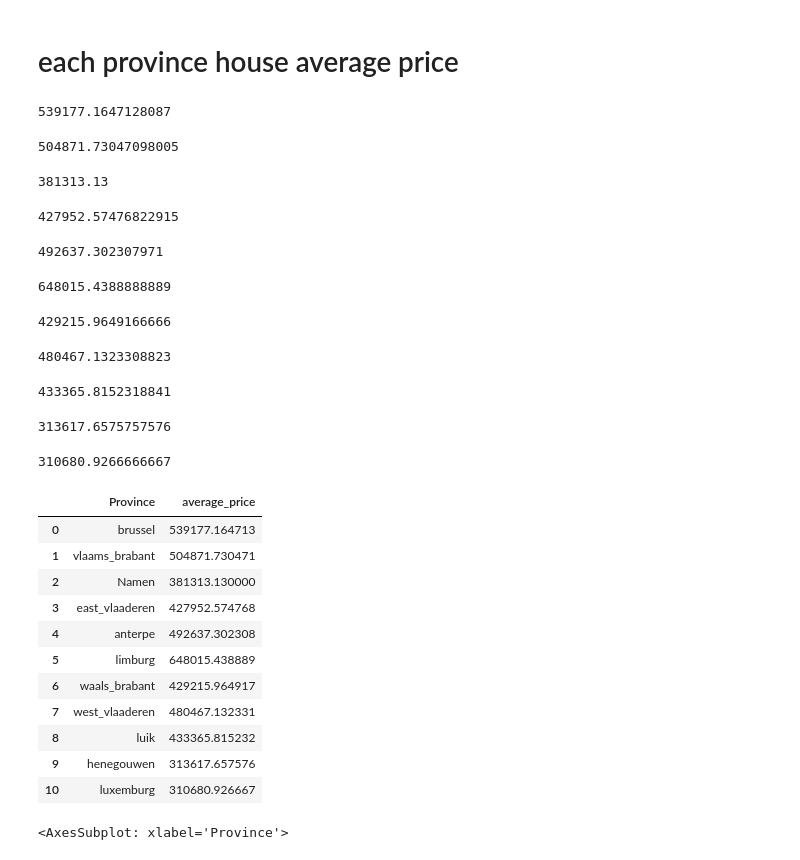
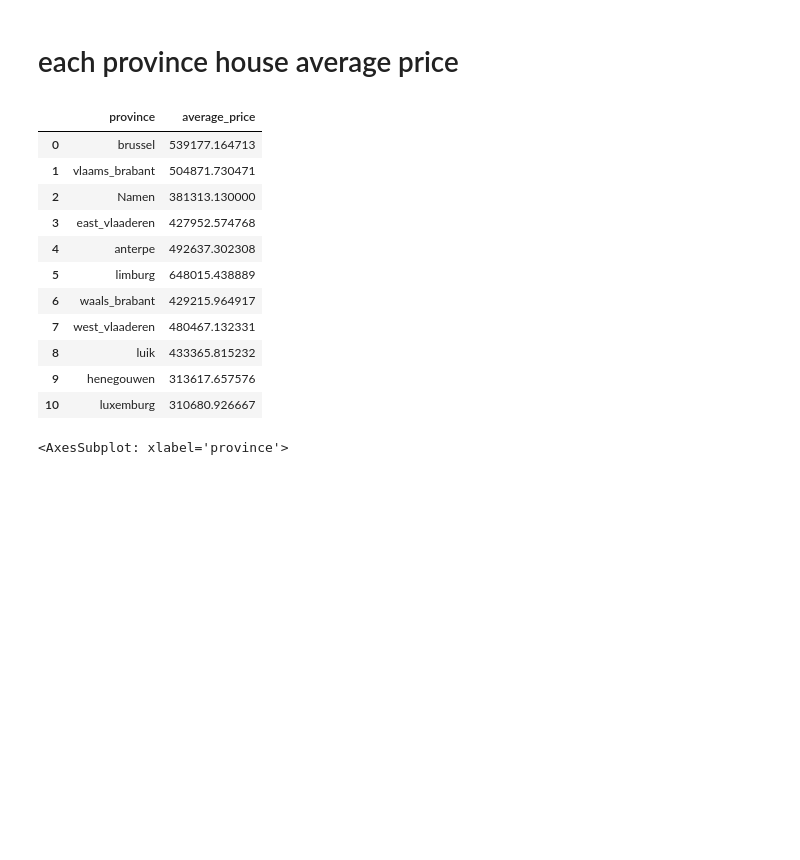
Before and after one commit to duckduckyaya/real-estate-price-prediction, a Jupyter notebook: data-acquisition/cleaning-data.ipynb, the cells around one changed output. Cells and saved outputs as stored; diff of their text form; code cells hidden in the pictures; blank space fills up the shorter version.

```diff
--- a/data-acquisition/cleaning-data.ipynb
+++ b/data-acquisition/cleaning-data.ipynb
@@ -154,87 +141,76 @@ display(dataset_7)
 brussel_values = dataset_7[dataset_7['province'] == 'Brussel']
 brussel_values = brussel_values.astype({'price': 'float'})
 brussel_values = brussel_values['price'].mean()
-display(brussel_values)
+
 
 vlaams_brabant_values = dataset_7[dataset_7['province'] == 'VlaamsBrabant']
 vlaams_brabant_values = vlaams_brabant_values.astype({'price': 'float'})
 vlaams_brabant_values = vlaams_brabant_values['price'].mean()
-display(vlaams_brabant_values)
+
 
 Namen_values = dataset_7[dataset_7['province'] == 'Namen']
 Namen_values = Namen_values.astype({'price': 'float'})
 Namen_values = Namen_values['price'].mean()
-display(Namen_values)
+
 
 east_vla_values = dataset_7[dataset_7['province'] == 'Oost-Vlaanderen']
 east_vla_values = east_vla_values.astype({'price': 'float'})
 east_vla_values = east_vla_values['price'].mean()
-display(east_vla_values)
+
 
 antwep_values = dataset_7[dataset_7['province'] == 'Antwerpen']
 antwep_values = antwep_values.astype({'price': 'float'})
 antwep_values = antwep_values['price'].mean()
-display(antwep_values)
+
 
 limburg_values = dataset_7[dataset_7['province'] == 'Limburg']
 limburg_values = limburg_values.astype({'price': 'float'})
 limburg_values = limburg_values['price'].mean()
-display(limburg_values)
+
 
 waals_brabant = dataset_7[dataset_7['province'] == 'WaalsBrabant']
 waals_brabant = waals_brabant.astype({'price': 'float'})
 waals_brabant = waals_brabant['price'].mean()
-display(waals_brabant)
+
 
 west_vla_values = dataset_7[dataset_7['province'] == 'West-Vlaanderen']
 west_vla_values = west_vla_values.astype({'price': 'float'})
 west_vla_values = west_vla_values['price'].mean()
-display(west_vla_values)
+
 
 luik_values = dataset_7[dataset_7['province'] == 'Luik']
 luik_values = luik_values.astype({'price': 'float'})
 luik_values = luik_values['price'].mean()
-display(luik_values)
+
 
 Henegouwen_values = dataset_7[dataset_7['province'] == 'Henegouwen']
 Henegouwen_values = Henegouwen_values.astype({'price': 'float'})
 Henegouwen_values = Henegouwen_values['price'].mean()
-display(Henegouwen_values)
+
 
 luxemburg_values = dataset_7[dataset_7['province'] == 'Luxemburg']
 luxemburg_values = luxemburg_values.astype({'price': 'float'})
 luxemburg_values = luxemburg_values['price'].mean()
-display(luxemburg_values)
+
 
 province_data = [['brussel', brussel_values], ['vlaams_brabant', vlaams_brabant_values], ['Namen' ,Namen_values], ['east_vlaaderen', east_vla_values], ['anterpe', antwep_values], ['limburg', limburg_values], ['waals_brabant', waals_brabant], ['west_vlaaderen', west_vla_values], ['luik', luik_values], ['henegouwen', Henegouwen_values], ['luxemburg', luxemburg_values]]
-province_dataframe = pd.DataFrame(province_data, columns=['Province', 'average_price'])
+province_dataframe = pd.DataFrame(province_data, columns=['province', 'average_price'])
 display(province_dataframe)
 
 # visualize with matlab
-province_dataframe.plot(x='Province', y='average_price', kind='bar')
+province_dataframe.plot(x='province', y='average_price', kind='bar')
 # %% [output]
+|  | province | average_price |
+| 0 | brussel | 539177.164713 |
+| 1 | vlaams_brabant | 504871.730471 |
+| 2 | Namen | 381313.130000 |
+| 3 | east_vlaaderen | 427952.574768 |
+| 4 | anterpe | 492637.302308 |
+| 5 | limburg | 648015.438889 |
+| 6 | waals_brabant | 429215.964917 |
+| 7 | west_vlaaderen | 480467.132331 |
+| 8 | luik | 433365.815232 |
+| 9 | henegouwen | 313617.657576 |
+| 10 | luxemburg | 310680.926667 |
-539177.1647128087
+<AxesSubplot: xlabel='province'>
-504871.73047098005
-381313.13
-427952.57476822915
-492637.302307971
-648015.4388888889
-429215.9649166666
-480467.1323308823
-433365.8152318841
-313617.6575757576
-310680.9266666667
-|  | Province | average_price |
-| 0 | brussel | 539177.164713 |
-| 1 | vlaams_brabant | 504871.730471 |
-| 2 | Namen | 381313.130000 |
-| 3 | east_vlaaderen | 427952.574768 |
-| 4 | anterpe | 492637.302308 |
-| 5 | limburg | 648015.438889 |
-| 6 | waals_brabant | 429215.964917 |
-| 7 | west_vlaaderen | 480467.132331 |
-| 8 | luik | 433365.815232 |
-| 9 | henegouwen | 313617.657576 |
-| 10 | luxemburg | 310680.926667 |
-<AxesSubplot: xlabel='Province'>
 [figure]
```
Also changed, not shown: parts of 7 cells of this notebook, 1 other file.
